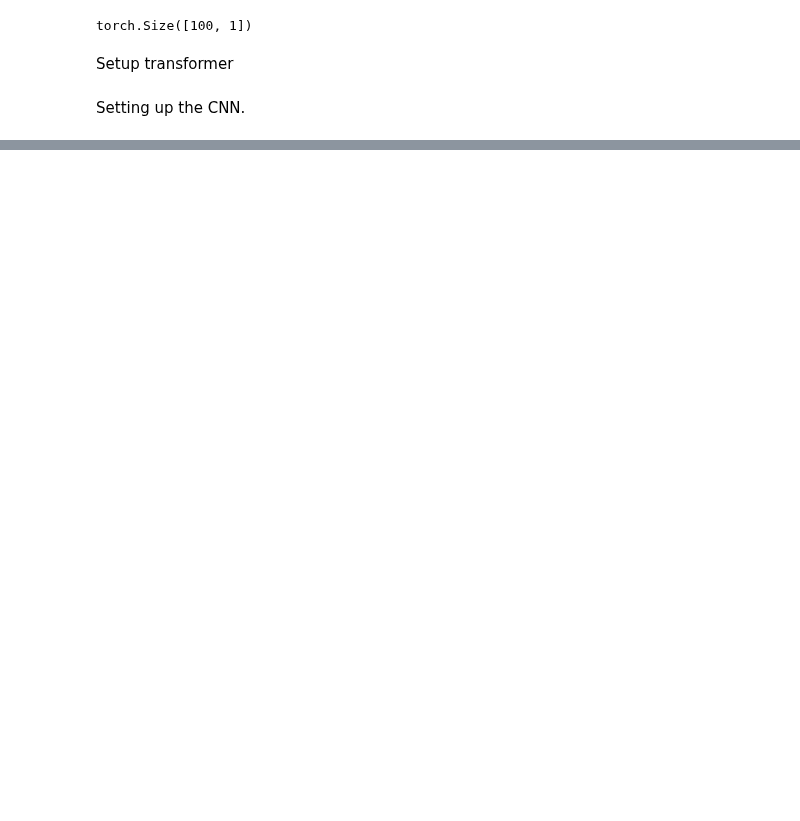
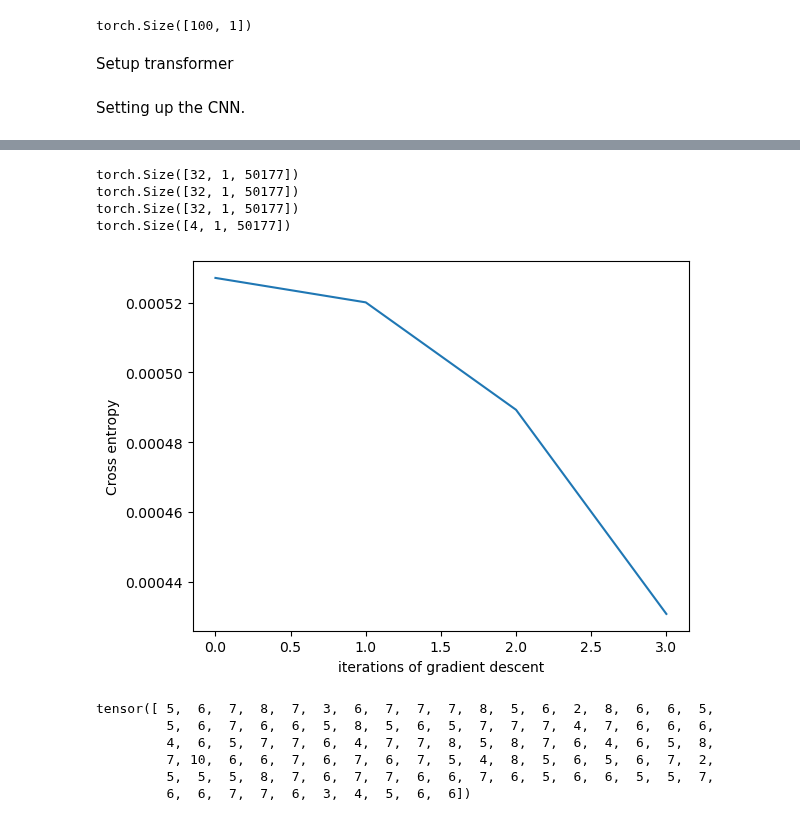
Before and after one commit to JNPauli/Emotional_Machines, a Jupyter notebook: code/Classification_Pipeline.ipynb, the cells around one changed output, grey strips where cells are left out. Drawn from its saved outputs; the diff is of its cells as text; code cells hidden in the pictures; blank space fills up the shorter version.

Commit message:
train loop improvement

```diff
--- a/code/Classification_Pipeline.ipynb
+++ b/code/Classification_Pipeline.ipynb
@@ -91,7 +91,7 @@ X_.shape
 Converting X to appropriate Datatype...
 # %%
 X_tensor_train = torch.from_numpy(X_)
-y_tensor_train = torch.from_numpy(y_df)
+y_tensor_train = torch.from_numpy(y_arr)
 # %%
 X_tensor_train = torch.tensor(X_tensor_train,dtype = torch.float32)
 y_tensor_train = y_tensor_train.type(torch.LongTensor)
@@ -180,0 +185,2 @@ CNN = saliencnn()
+# %%
+data, target = data.to('cpu'), label.to('cpu')
@@ -180,0 +201,31 @@ CNN = saliencnn()
+# %%
+def train(net, loss_fn, dataloader,
+          n_epochs=50, learning_rate=0.01):
+    optimizer = torch.optim.SGD(net.parameters(), lr=learning_rate,weight_decay=1e-4)
+    train_loss = []
+    net.train()
+    for i in range(n_epochs):
+        for data, label in dataloader:
+            data, label = data.to('cpu'), label.to('cpu')
+        #make prediction
+            output = net(data)
+
+            # Zero out the gradients
+            optimizer.zero_grad()
+
+            # Calculate loss.
+            loss = criterion(output,torch.max(label, 1)[0])
+
+            # Backpropagation and gradient update.
+            loss.backward()# Calculate gradients. #retrain_graph=True
+
+            optimizer.step() # Apply gradient udpate.
+
+            train_loss.append(loss.item())
+
+            print(data.shape)
+
+            if (i + 1) % (n_epochs // 5) == 0:
+                print(f'iteration {i + 1}/{n_epochs} | loss: {loss.item():.3f}')
+        y_pred = torch.softmax(output,dim=1).argmax(dim=1)
+        return y_pred, train_loss
@@ -180,0 +234,15 @@ CNN = saliencnn()
+# %%
+#y_pred,train_loss =
+train(net=c,loss_fn=criterion,dataloader=dataloader)
+
+plt.plot(train_loss)
+
+plt.xlabel('iterations of gradient descent')
+plt.ylabel('Cross entropy')
+plt.show()
+# %% [output]
+torch.Size([32, 1, 50177])
+torch.Size([32, 1, 50177])
+torch.Size([32, 1, 50177])
+torch.Size([4, 1, 50177])
+[figure, added]
@@ -180,0 +255,9 @@ CNN = saliencnn()
+# %%
+torch.max(y_tensor_train,1)[0]
+# %% [output]
+tensor([ 5,  6,  7,  8,  7,  3,  6,  7,  7,  7,  8,  5,  6,  2,  8,  6,  6,  5,
+         5,  6,  7,  6,  6,  5,  8,  5,  6,  5,  7,  7,  7,  4,  7,  6,  6,  6,
+         4,  6,  5,  7,  7,  6,  4,  7,  7,  8,  5,  8,  7,  6,  4,  6,  5,  8,
+         7, 10,  6,  6,  7,  6,  7,  6,  7,  5,  4,  8,  5,  6,  5,  6,  7,  2,
+         5,  5,  5,  8,  7,  6,  7,  7,  6,  6,  7,  6,  5,  6,  6,  5,  5,  7,
+         6,  6,  7,  7,  6,  3,  4,  5,  6,  6])
```
Also changed, not shown: parts of 17 cells of this notebook.
